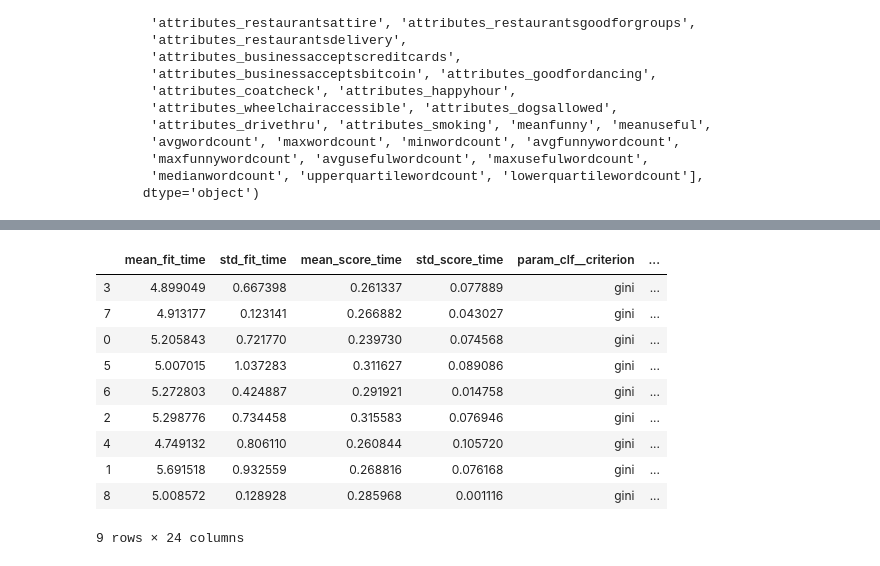
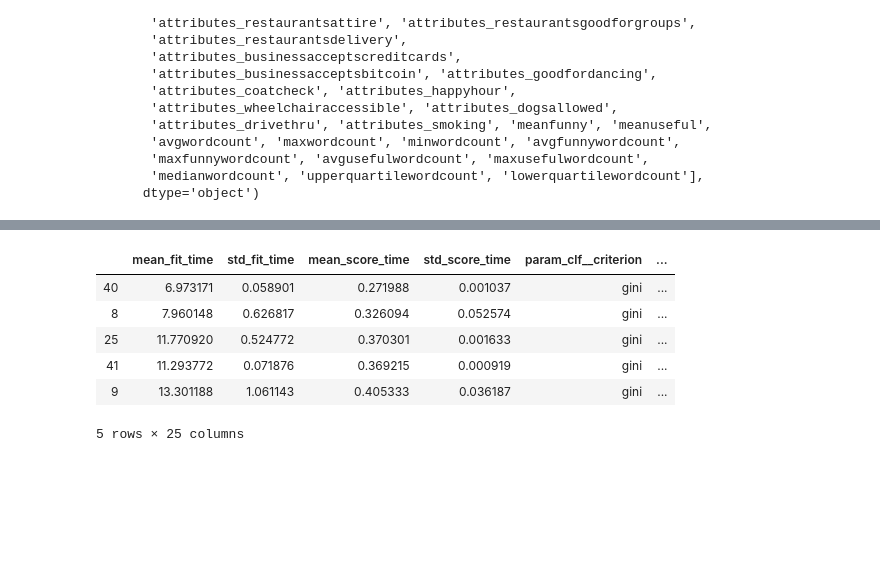
Before and after one commit to wisundstrom/yelp-ratings-prediction, a Jupyter notebook: eda.ipynb, the cells around one changed output, grey strips where cells are left out. Drawn from its saved outputs; the diff is of its cells as text; code cells hidden in the pictures; blank space fills up the shorter version.

```diff
--- a/eda.ipynb
+++ b/eda.ipynb
@@ -439,15 +400,11 @@ cross_val2.to_pickle('SVM_MC_RBF_3_CV')
 # %%
-cross_val3=pd.read_pickle('Random_Forest_2_CV')
-cross_val3.head(20)
+cross_val3=pd.read_pickle('Random_forest_final_CV')
+cross_val3.head()
 # %% [output]
 |  | mean_fit_time | std_fit_time | mean_score_time | std_score_time | param_clf__criterion | ... |
-| 3 | 4.899049 | 0.667398 | 0.261337 | 0.077889 | gini | ... |
-| 7 | 4.913177 | 0.123141 | 0.266882 | 0.043027 | gini | ... |
-| 0 | 5.205843 | 0.721770 | 0.239730 | 0.074568 | gini | ... |
-| 5 | 5.007015 | 1.037283 | 0.311627 | 0.089086 | gini | ... |
-| 6 | 5.272803 | 0.424887 | 0.291921 | 0.014758 | gini | ... |
-| 2 | 5.298776 | 0.734458 | 0.315583 | 0.076946 | gini | ... |
-| 4 | 4.749132 | 0.806110 | 0.260844 | 0.105720 | gini | ... |
-| 1 | 5.691518 | 0.932559 | 0.268816 | 0.076168 | gini | ... |
-| 8 | 5.008572 | 0.128928 | 0.285968 | 0.001116 | gini | ... |
+| 40 | 6.973171 | 0.058901 | 0.271988 | 0.001037 | gini | ... |
+| 8 | 7.960148 | 0.626817 | 0.326094 | 0.052574 | gini | ... |
+| 25 | 11.770920 | 0.524772 | 0.370301 | 0.001633 | gini | ... |
+| 41 | 11.293772 | 0.071876 | 0.369215 | 0.000919 | gini | ... |
+| 9 | 13.301188 | 1.061143 | 0.405333 | 0.036187 | gini | ... |
-9 rows × 24 columns
+5 rows × 25 columns
```
Also changed, not shown: parts of 5 cells of this notebook, 11 other files.
